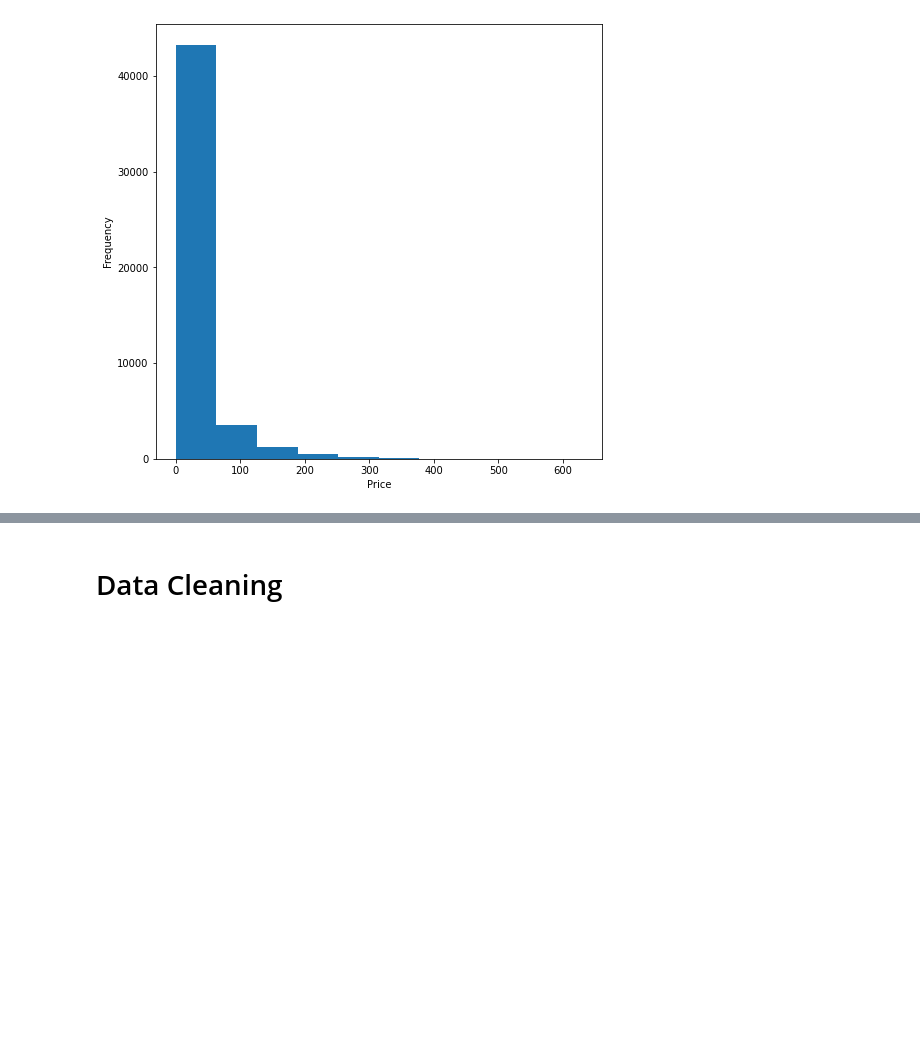
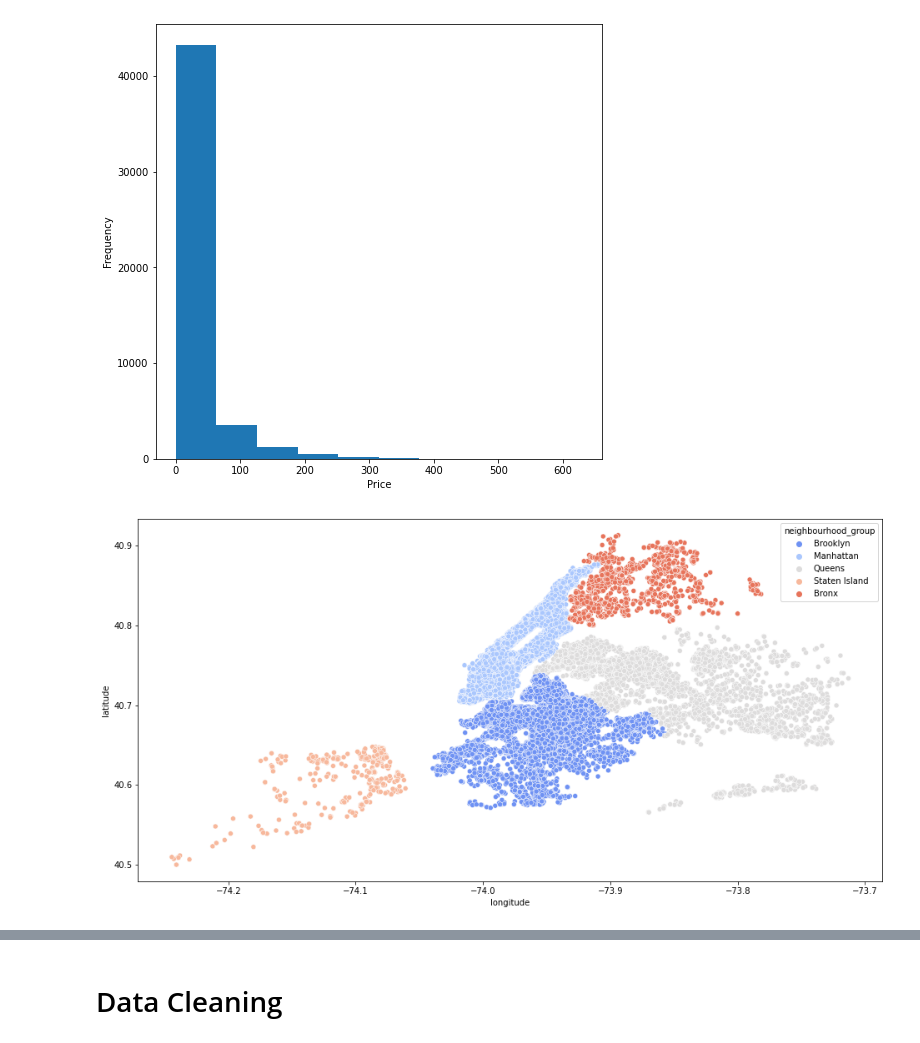
Before and after one commit to sanjana220200/AirBNB_EnsembleProject, a Jupyter notebook: Airbnb_Price_Prediction_main_code.ipynb, the cells around one changed output, grey strips where cells are left out. Cells and saved outputs as stored; diff of their text form; code cells hidden in the pictures; blank space fills up the shorter version.

```diff
--- a/Airbnb_Price_Prediction_main_code.ipynb
+++ b/Airbnb_Price_Prediction_main_code.ipynb
@@ -201,3 +201,10 @@ plt.show()
 #This shows us that people who pay more for the rooms generally dont write reviews.
 # %% [output]
 [figure]
+# %%
+import seaborn as sns
+f,ax = plt.subplots(figsize=(16,8))
+ax = sns.scatterplot(y=mydata.latitude,x=mydata.longitude,hue=mydata.neighbourhood_group,palette="coolwarm")
+plt.show()
+# %% [output]
+[figure, added]
```
Also changed, not shown: parts of 3 cells of this notebook.
